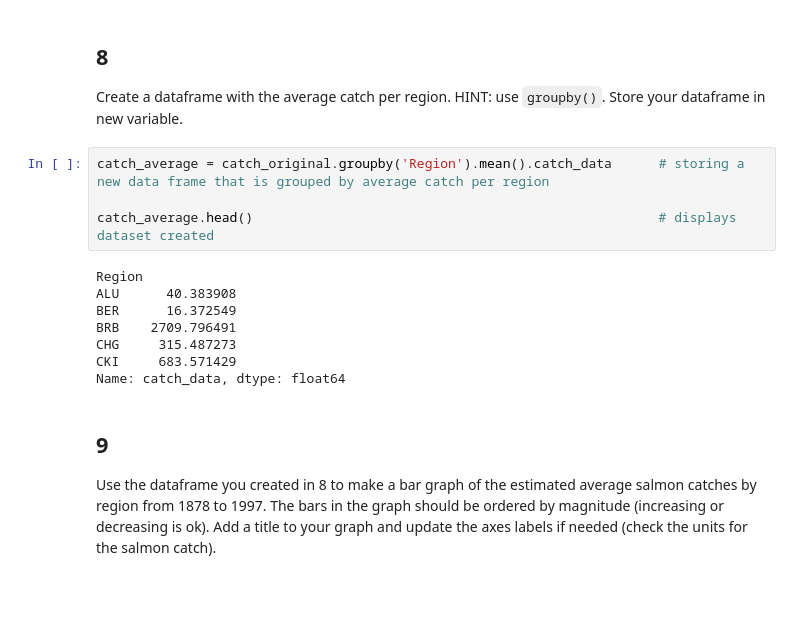
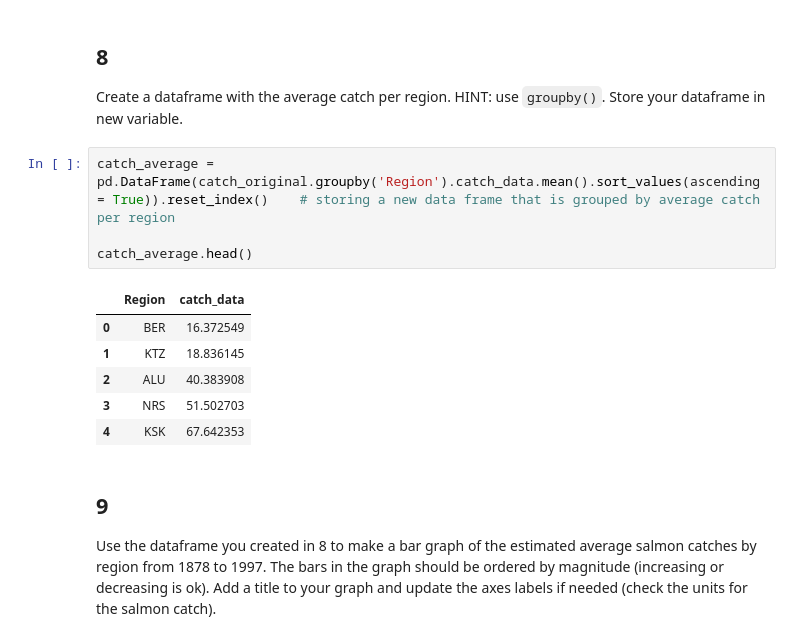
Before and after one commit to saingersoll/eds220-hwk-2, a Jupyter notebook: hwk2-task3-salmon.ipynb, the cells around one changed output. Drawn from its saved outputs; the diff is of its cells as text; blank space fills up the shorter version.

```diff
--- a/hwk2-task3-salmon.ipynb
+++ b/hwk2-task3-salmon.ipynb
@@ -215,17 +202,16 @@ dtype: object
 ## 8
 Create a dataframe with the average catch per region. HINT: use `groupby()`. Store your dataframe in new variable.
 # %%
-catch_average = catch_original.groupby('Region').mean().catch_data      # storing a new data frame that is grouped by average catch per region
+catch_average = pd.DataFrame(catch_original.groupby('Region').catch_data.mean().sort_values(ascending = True)).reset_index()    # storing a new data frame that is grouped by average catch per region
 
-catch_average.head()                                                    # displays dataset created
+catch_average.head()
 # %% [output]
-Region
-ALU      40.383908
-BER      16.372549
-BRB    2709.796491
-CHG     315.487273
-CKI     683.571429
-Name: catch_data, dtype: float64
+|  | Region | catch_data |
+| 0 | BER | 16.372549 |
+| 1 | KTZ | 18.836145 |
+| 2 | ALU | 40.383908 |
+| 3 | NRS | 51.502703 |
+| 4 | KSK | 67.642353 |
 # %% [markdown]
 ## 9
 
```
Also changed, not shown: parts of 8 cells of this notebook.
